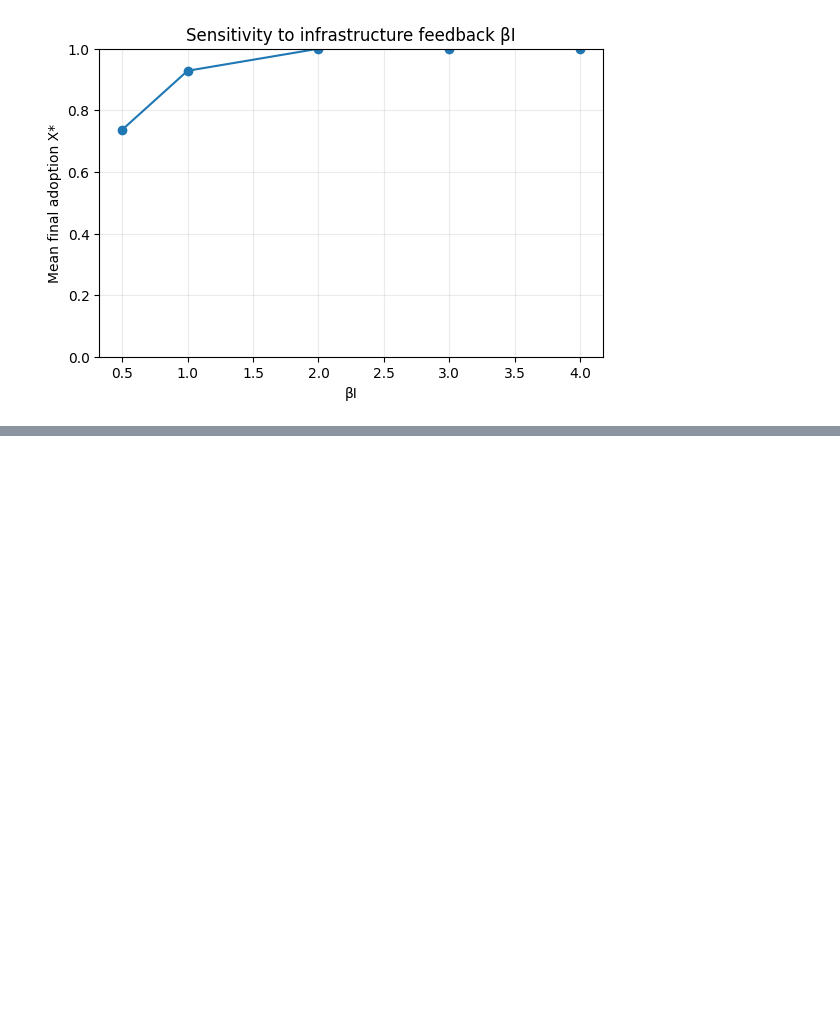
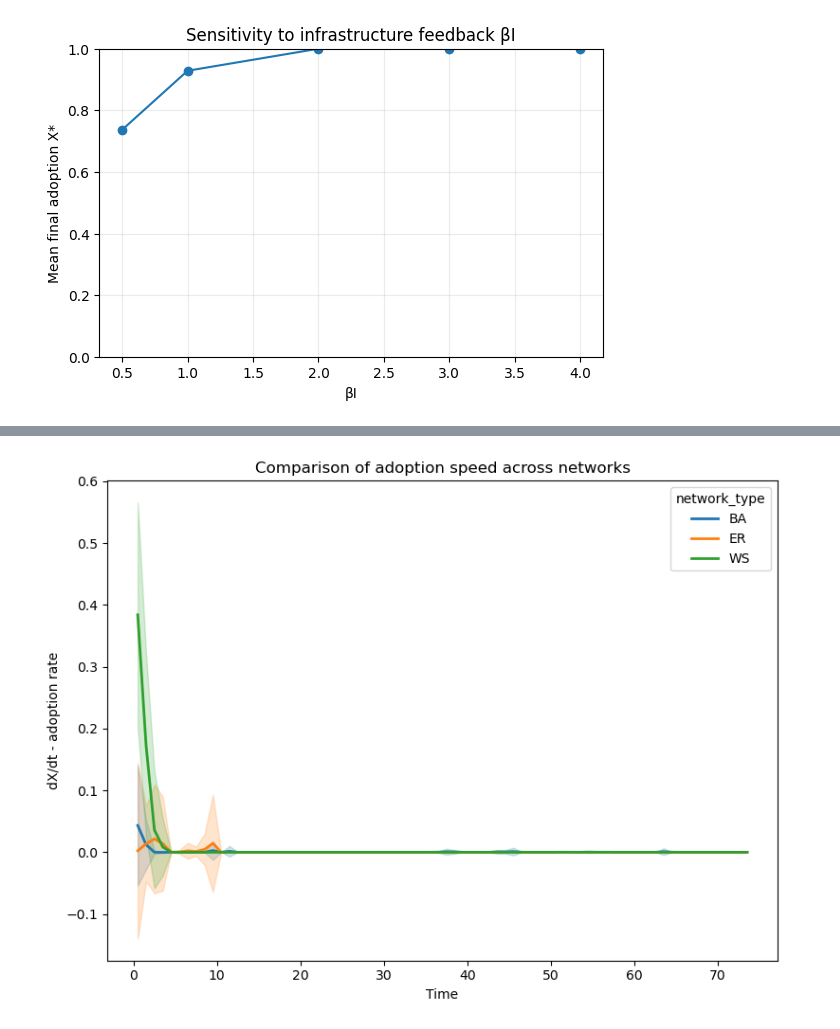
Before and after one commit to MeikeWortman/Assignment_3, a Jupyter notebook: Assignment_3_Meike_Test.ipynb, the cells around one changed output, grey strips where cells are left out. Cells and saved outputs as stored; diff of their text form; code cells hidden in the pictures; blank space fills up the shorter version.

```diff
--- a/Assignment_3_Meike_Test.ipynb
+++ b/Assignment_3_Meike_Test.ipynb
@@ -167,10 +170,8 @@ class EVStagHuntModel(Model):
         if network_type == "BA":
             # Barabási–Albert scale-free network
             G = nx.barabasi_albert_graph(n_nodes, m, seed=seed)
-        elif network_type == "SW":
-            # Watts–Strogatz small-world network
-            # m is used as k (number of nearest neighbours), p is rewiring probability
-            G = nx.watts_strogatz_graph(n_nodes, k=m, p=p, seed=seed)
+        elif network_type == "WS":
+            G = nx.watts_strogatz_graph(n_nodes, k=k, p=p, seed=seed)
         else:
             # Default: Erdős–Rényi random network
             G = nx.erdos_renyi_graph(n_nodes, p, seed=seed)
@@ -1911,0 +5152,88 @@ plt.show()
+# %%
+# --- Helper: convert list of X(t) arrays into tidy DataFrame with network type ---
+def traces_to_long_df_networks(baseline_X_dict):
+    """
+    Convert trajectories for multiple networks to tidy DataFrame:
+    [network_type, trial, time, X]
+    baseline_X_dict : dict
+        Keys = network type string, values = list of np.ndarray trajectories
+    """
+    rows = []
+    for net_type, X_list in baseline_X_dict.items():
+        for trial, X in enumerate(X_list):
+            for t, x in enumerate(X):
+                rows.append((net_type, trial, t, float(x)))
+    return pd.DataFrame(rows, columns=["network_type", "trial", "time", "X"])
+
+
+# --- Helper: compute dX/dt safely ---
+def compute_dx_dt_safe(traces_df):
+    dx_dt_list = []
+    for (net_type, trial_id), df_trial in traces_df.groupby(["network_type", "trial"]):
+        df_trial = df_trial.sort_values("time").drop_duplicates("time")
+        X = df_trial["X"].values
+        t = df_trial["time"].values
+        dt = np.diff(t)
+        dX = np.diff(X)
+        with np.errstate(divide='ignore', invalid='ignore'):
+            dXdt = np.where(dt != 0, dX/dt, 0)
+        t_mid = (t[:-1] + t[1:]) / 2
+        dx_dt_list.append(pd.DataFrame({
+            "network_type": net_type,
+            "trial": trial_id,
+            "time": t_mid,
+            "dX_dt": dXdt
+        }))
+    return pd.concat(dx_dt_list, ignore_index=True)
+
+
+# --- Helper: plot adoption speed ---
+def plot_dx_dt_comparison(dx_dt_df):
+    plt.figure(figsize=(8,6))
+    sns.lineplot(
+        data=dx_dt_df,
+        x="time",
+        y="dX_dt",
+        hue="network_type",
+        ci="sd",  # shaded area = standard deviation across trials
+        linewidth=2
+    )
+    plt.xlabel("Time")
+    plt.ylabel("dX/dt - adoption rate")
+    plt.title("Comparison of adoption speed across networks")
+    plt.tight_layout()
+    plt.show()
+
+
+# === Main workflow ===
+
+# Example: run your simulation for three networks and collect baseline_X for each
+# Replace these lines with your actual calls to collect_intervention_trials per network
+baseline_X_BA, _, _, _, _, _ = collect_intervention_trials(
+    n_trials=30, T=75, scenario_kwargs={**scenario, "network_type":"BA"},
+    subsidy_params=subsidy, max_workers=1, seed_base=100,
+    strategy_choice_func="logit", tau=1.0
+)
+baseline_X_ER, _, _, _, _, _ = collect_intervention_trials(
+    n_trials=30, T=75, scenario_kwargs={**scenario, "network_type":"ER", "p":0.1},
+    subsidy_params=subsidy, max_workers=1, seed_base=101,
+    strategy_choice_func="logit", tau=1.0
+)
+baseline_X_WS, _, _, _, _, _ = collect_intervention_trials(
+    n_trials=30, T=75, scenario_kwargs={**scenario, "network_type":"WS", "p":0.1},
+    subsidy_params=subsidy, max_workers=1, seed_base=102,
+    strategy_choice_func="logit", tau=1.0
+)
+
+# Combine into dictionary for conversion
+baseline_X_dict = {"BA": baseline_X_BA, "ER": baseline_X_ER, "WS": baseline_X_WS}
+
+# Convert to tidy DataFrame
+traces_df = traces_to_long_df_networks(baseline_X_dict)
+
+# Compute dx/dt
+dx_dt_df = compute_dx_dt_safe(traces_df)
+
+# Plot adoption speed
+plot_dx_dt_comparison(dx_dt_df)
+# %% [output]
@@ -1911,0 +5243 @@ plt.show()
+[figure, added]
```
Also changed, not shown: parts of 39 cells of this notebook, 31 other files.
